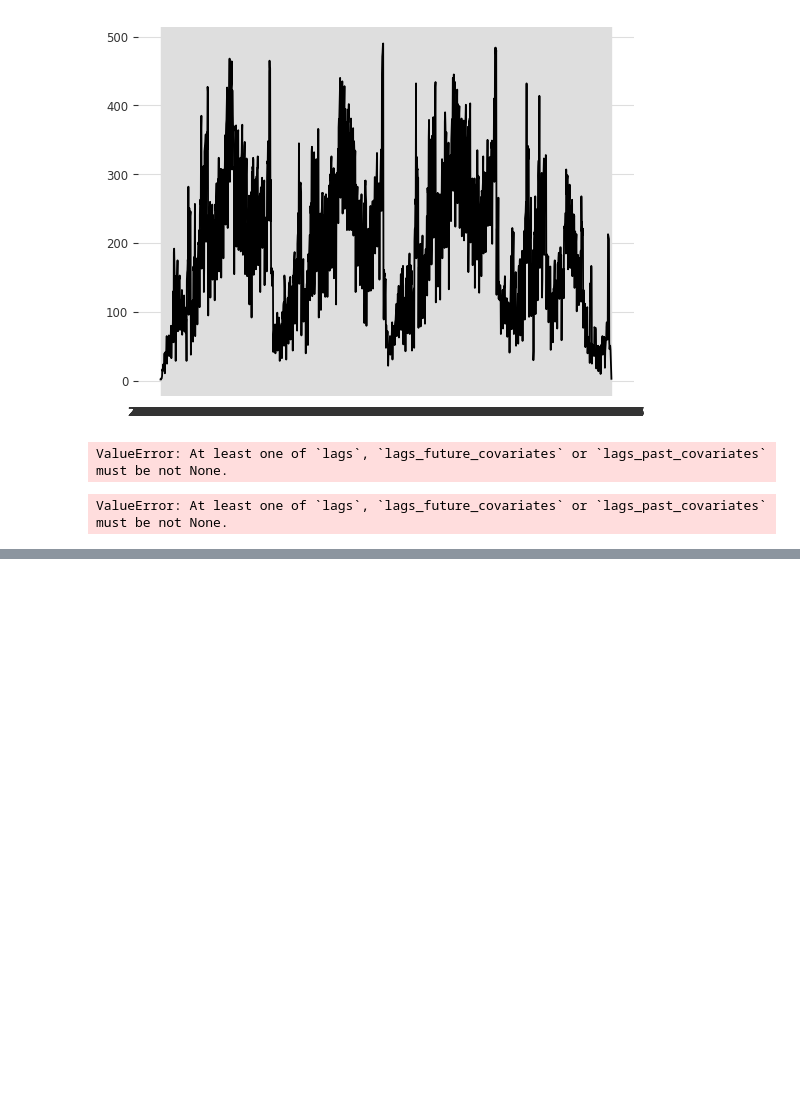
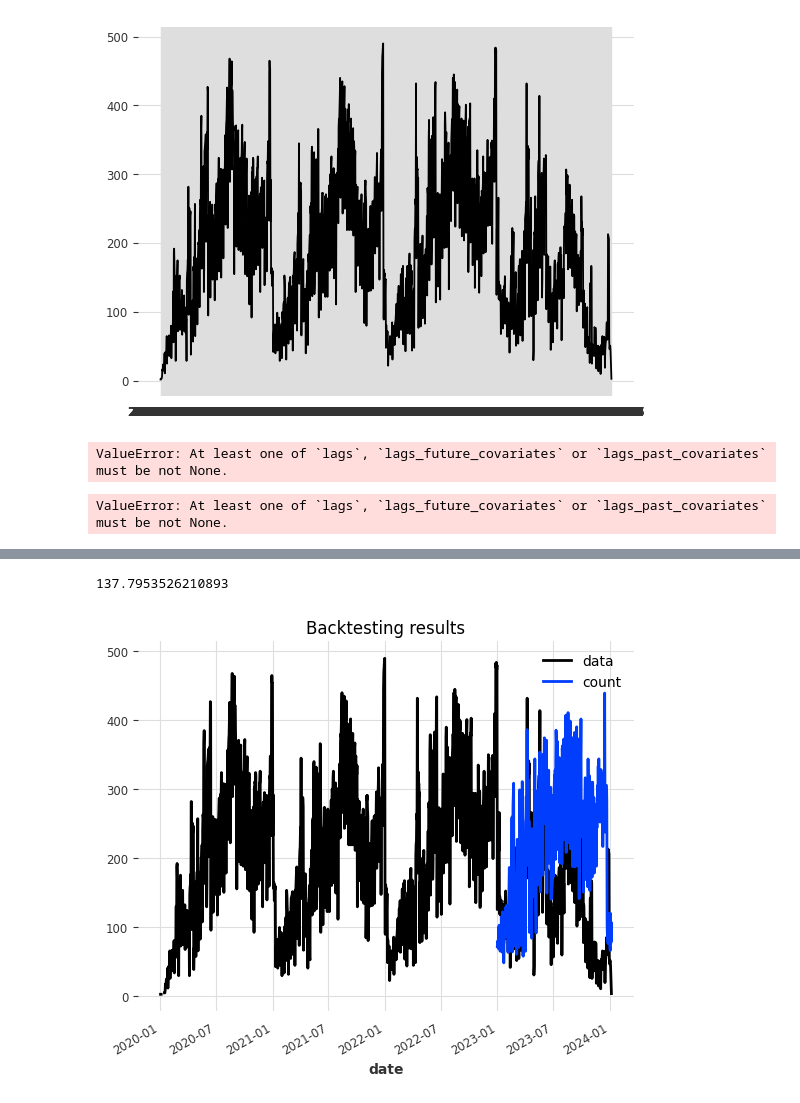
Before and after one commit to SimonUnterlugauer/mainpost_backend, a Jupyter notebook: app/notebooks/Domi/modelling.ipynb, the cells around one changed output, grey strips where cells are left out. Drawn from its saved outputs; the diff is of its cells as text; code cells hidden in the pictures; blank space fills up the shorter version.

```diff
--- a/app/notebooks/Domi/modelling.ipynb
+++ b/app/notebooks/Domi/modelling.ipynb
@@ -42,14 +46,18 @@ backtests = [model.historical_forecasts(series,
 # %% [output]
 ValueError: At least one of `lags`, `lags_future_covariates` or `lags_past_covariates` must be not None.
 ValueError: At least one of `lags`, `lags_future_covariates` or `lags_past_covariates` must be not None.
+# %%
+single_train_ts, single_test_ts = series.split_before(pd.Timestamp('2023-01-01'))
 # %%
-pipeline = Pipeline([Scaler(), StaticCovariatesTransformer()]) # MinMaxScaler
-train_dataset_ts_prepared = pipeline.fit_transform(train_dataset_ts_month)
-test_dataset_ts_prepared = pipeline.transform(test_dataset_ts_month)
+pipeline = Scaler()
+#pipeline = Pipeline([Scaler(), StaticCovariatesTransformer()]) # MinMaxScaler
+train_dataset_ts_prepared = pipeline.fit_transform(single_train_ts)
+test_dataset_ts_prepared = pipeline.transform(single_test_ts)
+# %%
+forecast_horizons = len(single_test_ts)
 # %%
-
 model_lightGBM = LightGBMModel(lags=2,
-                            output_chunk_length=18,
+                            output_chunk_length=356,
                             random_state=0,
                             multi_models=False,
                             #lags_past_covariates=past_lags,
@@ -60,6 +68,6 @@ model_lightGBM = LightGBMModel(lags=2,
                                          #'transformer': Scaler()}
                             )
 
-model_lightGBM.fit(series=train_dataset)
-prediction_lightGBM = model_lightGBM.predict(n=forecast_horizons, series=train_dataset)
+model_lightGBM.fit(series=train_dataset_ts_prepared)
+prediction_lightGBM = model_lightGBM.predict(n=forecast_horizons, series=train_dataset_ts_prepared)
 prediction_lightGBM = pipeline.inverse_transform(prediction_lightGBM)
@@ -65,0 +94,13 @@ prediction_lightGBM = pipeline.inverse_transform(prediction_lightGBM)
+# %%
+series.plot(label='data')
+
+err = mape(actual_series=single_test_ts, pred_series=prediction_lightGBM)
+prediction_lightGBM.plot()
+
+plt.title('Backtesting results')
+plt.legend()
+
+print(err)
+# %% [output]
+137.7953526210893
+[figure, added]
```
Also changed, not shown: parts of 4 cells of this notebook, 14 other files.
